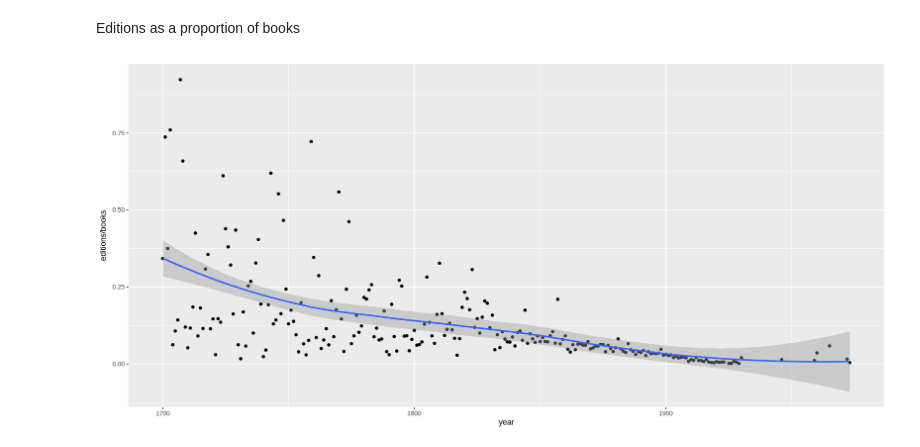
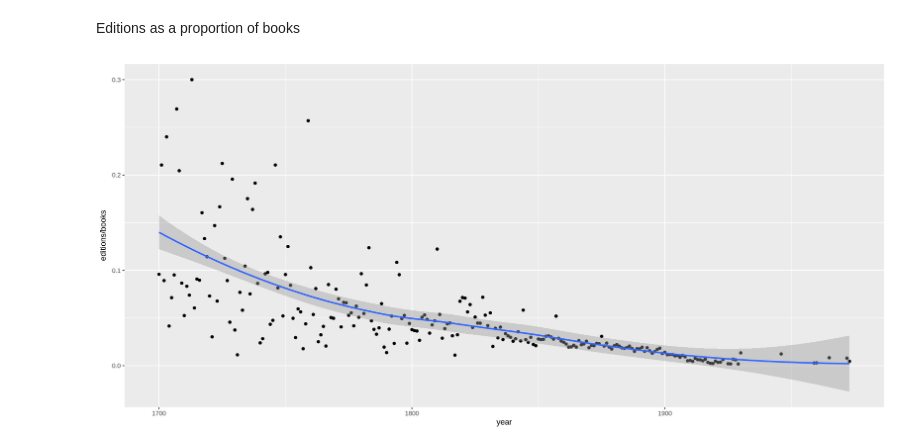
Before and after one commit to dasmiq/idi-cites, a Jupyter notebook: idi_cites.ipynb, the cells around one changed output. Cells and saved outputs as stored; diff of their text form; code cells hidden in the pictures.

```diff
--- a/idi_cites.ipynb
+++ b/idi_cites.ipynb
@@ -308,9 +308,10 @@ Editions as a proportion of books
 # %%
 meta.cites |>
   filter(year >= 1700) |>
   filter(is.edition) |>
+  select(book, year) |> distinct() |>
   group_by(year) |> summarize(editions=n(), .groups="drop") |>
   inner_join(year.books, by="year") |>
   ggplot(aes(year, editions/books)) + geom_point() + geom_smooth(method="loess", formula=y ~ x)
 # %% [output]
-[figure, old version]
+[figure, new version]
```
Also changed, not shown: parts of 5 cells of this notebook.
